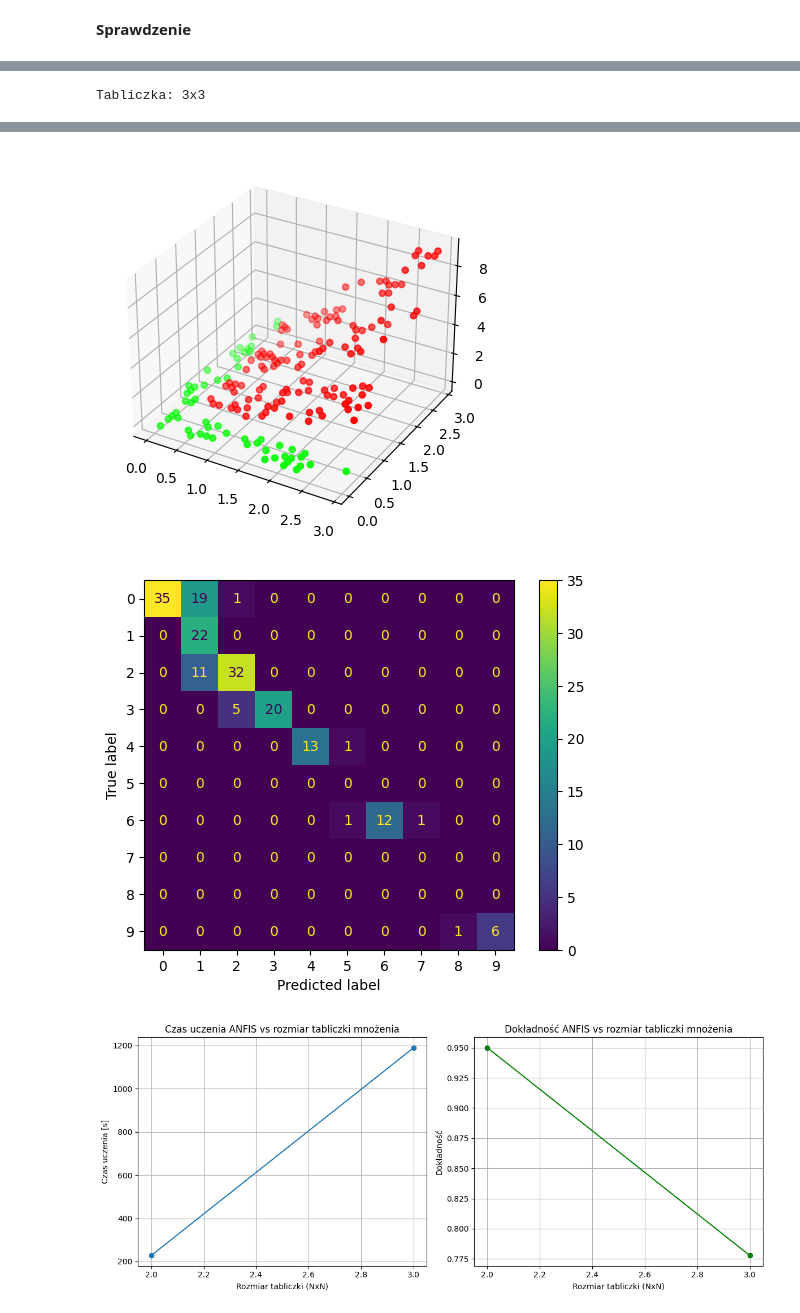
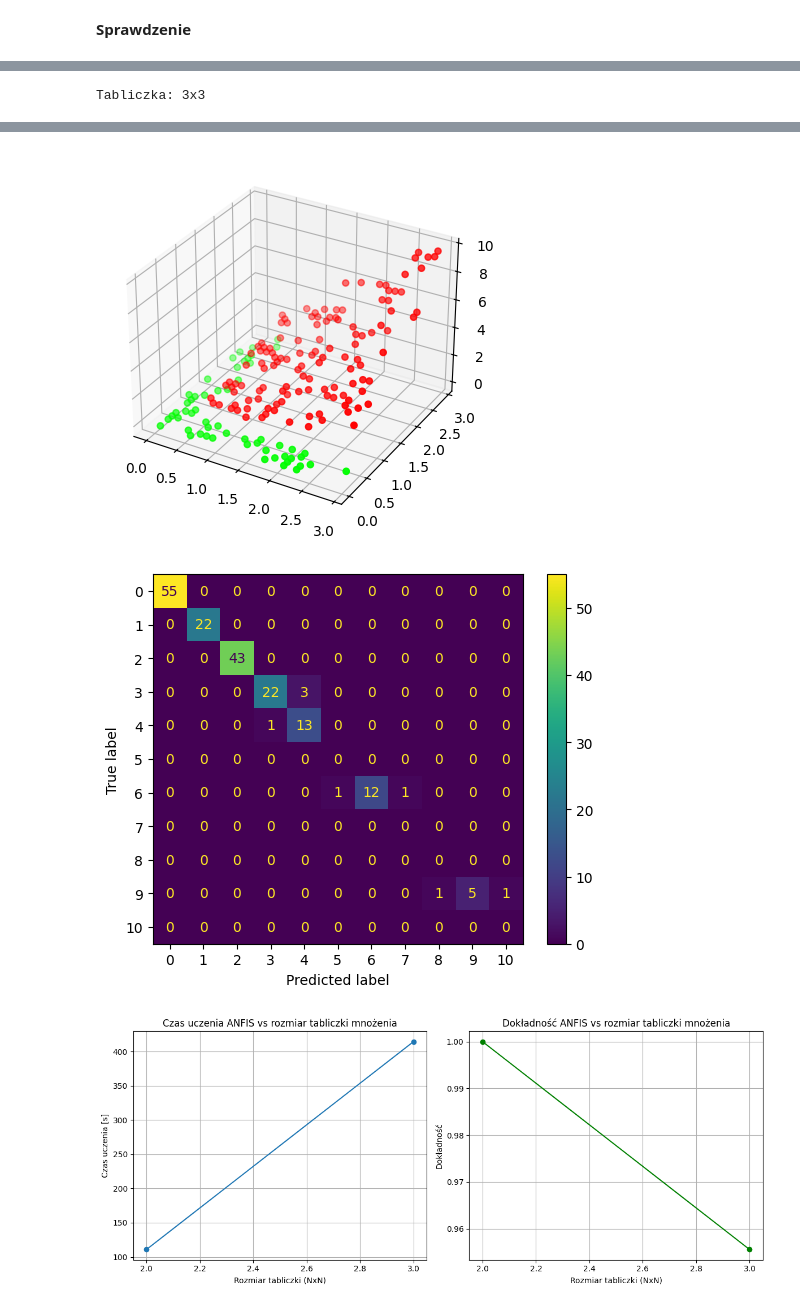
Before and after one commit to Lecrut/ai-ml_studies, a Jupyter notebook: metody_sztucznej_itenligencji/lab_3.ipynb, the cells around one changed output, grey strips where cells are left out. Cells and saved outputs as stored; diff of their text form; code cells hidden in the pictures.

```diff
--- a/metody_sztucznej_itenligencji/lab_3.ipynb
+++ b/metody_sztucznej_itenligencji/lab_3.ipynb
@@ -387,10 +459,9 @@ mf1 = [
         [0.5, 0.25, 0.1, 0.1],
         [0.75, 0.25, 0.125, 1.25],
         [1.25, 0.75, -0.25, 1.25],
-         [1.5, 0.4, 0.2, 0.5]
     ]
 
-labels = ["L","H", "M", "S", "XL", "XS"]
+labels = ["L","H", "M", "S", "XL"]
 
 def custom_round(val):
     return int(val + 0.5)
@@ -418,15 +489,15 @@ for size in sizes:
     # varX = FuzzyInputVariable_2Trapezoids(0.5, 0.5, "XAxis", ["L","H"])
     # varY = FuzzyInputVariable_2Trapezoids(0.5, 0.5, "YAxis", ["L","H"])
 
-    varX = FuzzyInputVariable_List_Trapezoids(mf1[:size+1], "XAxis", labels[:size+1])
-    varY = FuzzyInputVariable_List_Trapezoids(mf1[:size+1], "YAxis", labels[:size+1])
+    varX = FuzzyInputVariable_List_Trapezoids(mf1[:size], "XAxis", labels[:size])
+    varY = FuzzyInputVariable_List_Trapezoids(mf1[:size], "YAxis", labels[:size])
 
     X_train, X_test, y_train, y_test = train_test_split(dataXY, data_labels, test_size=0.2, random_state=25)
 
     fis = ANFISPso([varX, varY], X_train.T, y_train)
 
     start = time.time()
-    fis.train(True, True, False, True, n_iter=2000*size*size)
+    fis.train(True, True, False, True, n_iter=800*size*size)
     end = time.time()
     times.append(end-start)
     fis.training_data = X_train.T
@@ -482,3 +579,3 @@ Liczba it:  18000
-[figure, old version]
+[figure, new version]
-[figure, old version]
+[figure, new version]
-[figure, old version]
+[figure, new version]
```
Also changed, not shown: parts of 2 cells of this notebook.
